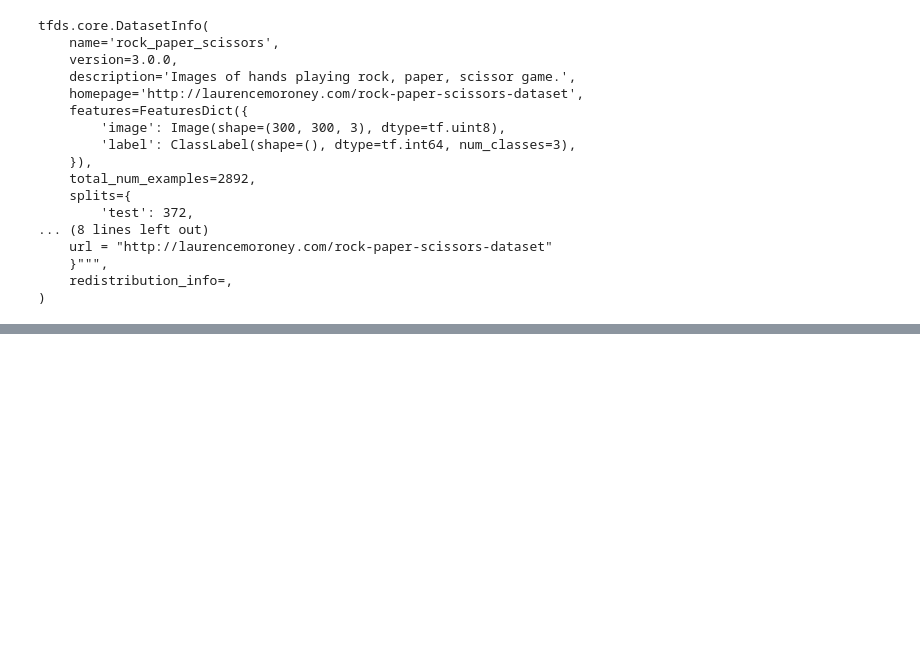
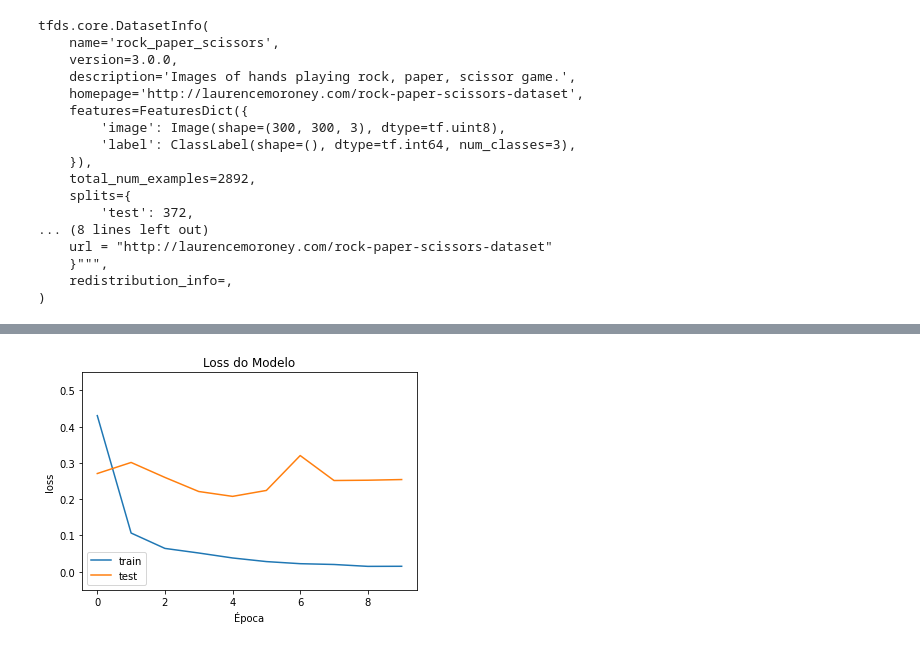
Before and after one commit to alcunha/transfer-learning-with-tfhub, a Jupyter notebook: Transfer-Learning-with-TensorflowHub.ipynb, the cells around one changed output, grey strips where cells are left out. Drawn from its saved outputs; the diff is of its cells as text; code cells hidden in the pictures; blank space fills up the shorter version.

```diff
--- a/Transfer-Learning-with-TensorflowHub.ipynb
+++ b/Transfer-Learning-with-TensorflowHub.ipynb
@@ -35,0 +193,11 @@ plt.close()
+# %%
+plt.plot(history.history['loss'])
+plt.plot(history.history['val_loss'])
+plt.ylim([-0.05, 0.55])
+plt.title('Loss do Modelo')
+plt.ylabel('loss')
+plt.xlabel('Época')
+plt.legend(['train', 'test'], loc='lower left')
+plt.show()
+# %% [output]
+[figure, added]
```
Also changed, not shown: parts of 31 cells of this notebook.
